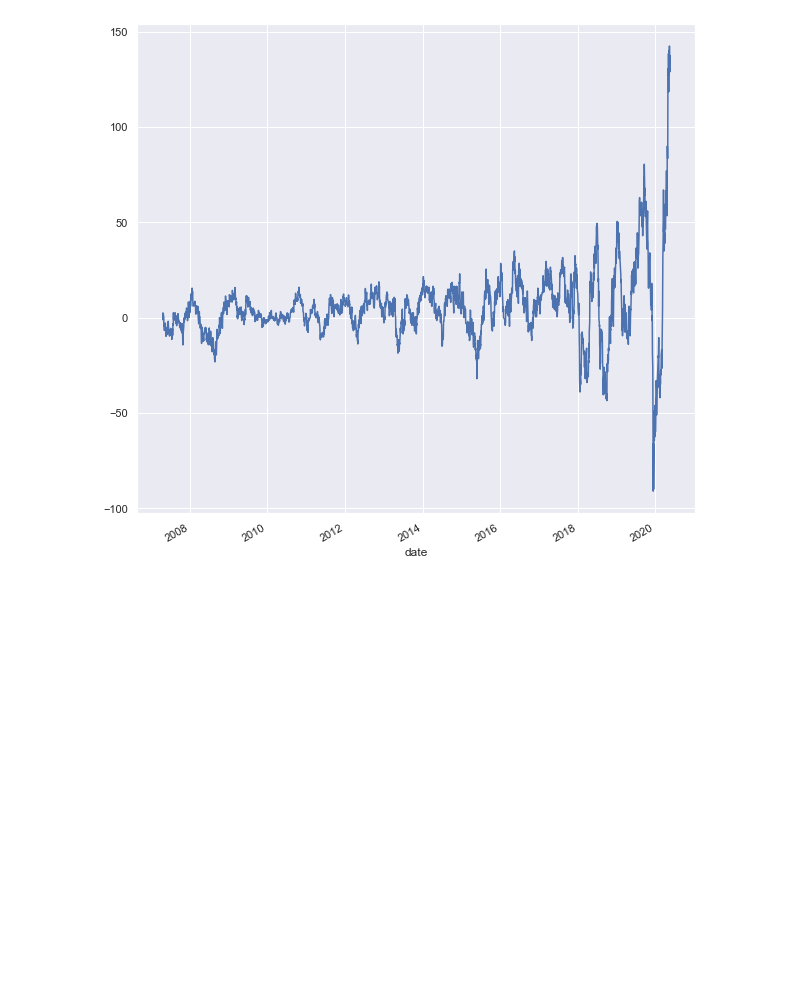
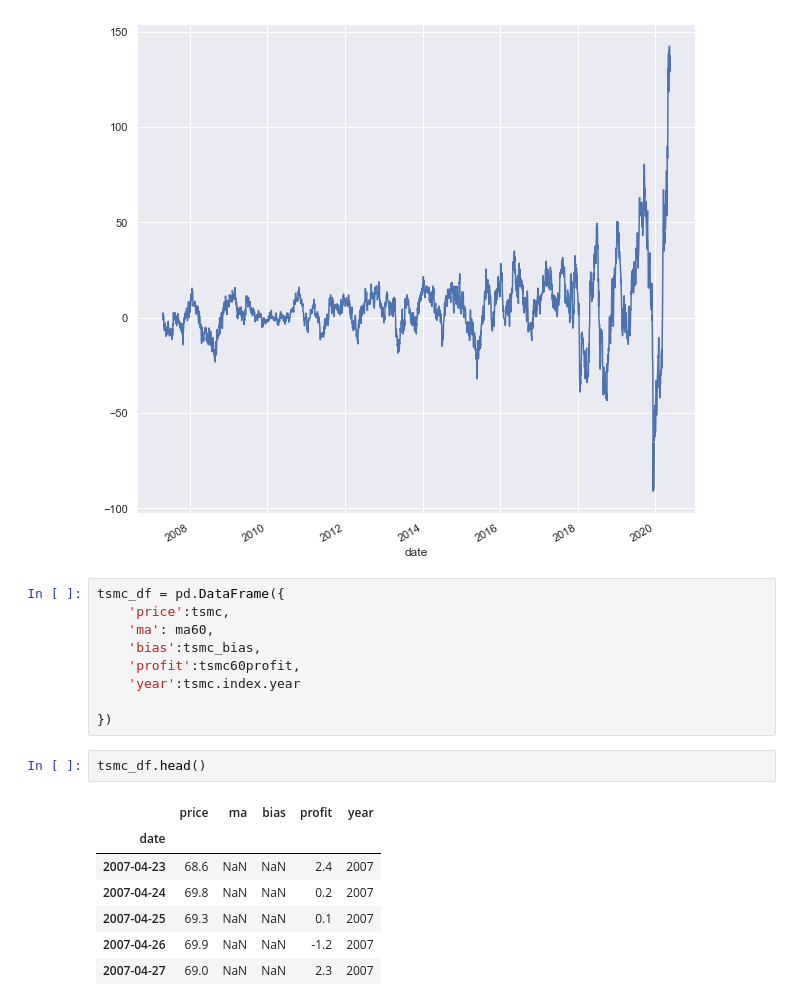
Before and after one commit to cmh841015/DLCourse2020, a Jupyter notebook: GetData.ipynb, the cells around one changed output. Drawn from its saved outputs; the diff is of its cells as text; blank space fills up the shorter version.

Commit message:
generate dataframe

```diff
--- a/GetData.ipynb
+++ b/GetData.ipynb
@@ -317,3 +317,22 @@ tsmc60profit.plot()
 # %% [output]
 <AxesSubplot:xlabel='date'>
 [figure]
+# %%
+tsmc_df = pd.DataFrame({
+    'price':tsmc,
+    'ma': ma60,
+    'bias':tsmc_bias,
+    'profit':tsmc60profit,
+    'year':tsmc.index.year
+
+})
+# %%
+tsmc_df.head()
+# %% [output]
+|  | price | ma | bias | profit | year |
+| date |  |  |  |  |  |
+| 2007-04-23 | 68.6 | NaN | NaN | 2.4 | 2007 |
+| 2007-04-24 | 69.8 | NaN | NaN | 0.2 | 2007 |
+| 2007-04-25 | 69.3 | NaN | NaN | 0.1 | 2007 |
+| 2007-04-26 | 69.9 | NaN | NaN | -1.2 | 2007 |
+| 2007-04-27 | 69.0 | NaN | NaN | 2.3 | 2007 |
```
Also changed, not shown: parts of 3 cells of this notebook.
